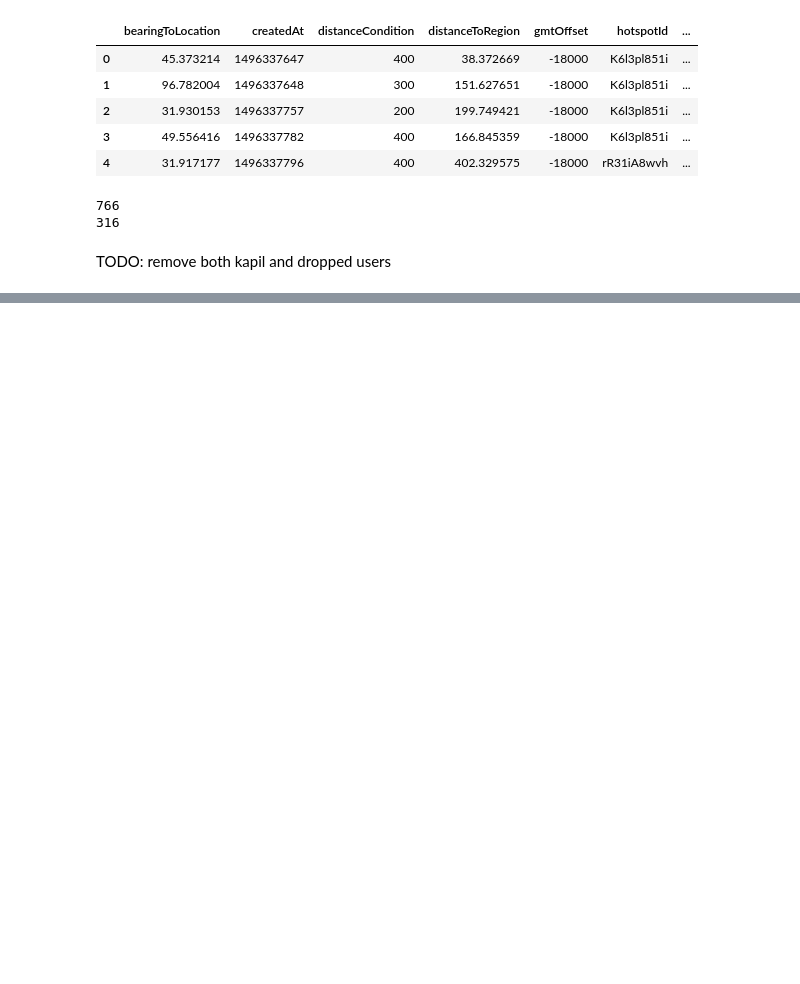
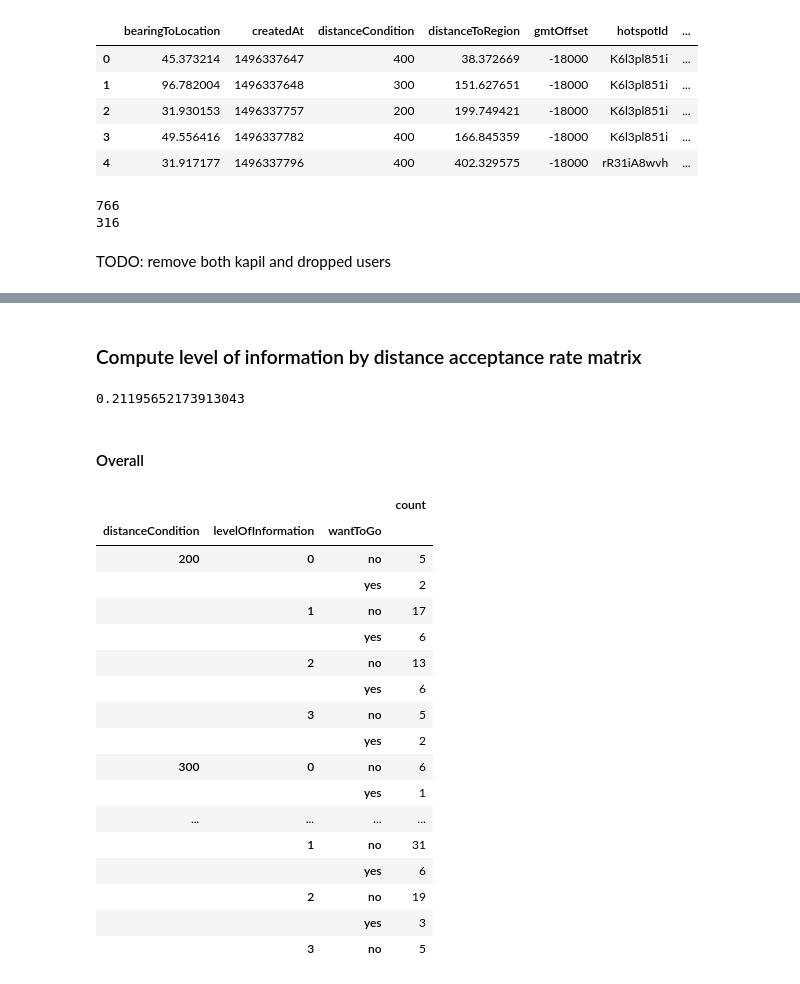
Before and after one commit to NUDelta/les-study-analysis, a Jupyter notebook: expand-exploit-study-analysis.ipynb, the cells around one changed output, grey strips where cells are left out. Cells and saved outputs as stored; diff of their text form; code cells hidden in the pictures; blank space fills up the shorter version.

Commit message:
distanve vs level of information matrix

```diff
--- a/expand-exploit-study-analysis.ipynb
+++ b/expand-exploit-study-analysis.ipynb
@@ -443,0 +494,35 @@ AttributeError: 'DataFrame' object has no attribute 'groups'
+# %% [markdown]
+### Compute level of information by distance acceptance rate matrix
+# %%
+simplified_merged_expand = merged_expand[['distanceCondition', 'levelOfInformation', 'tag', 'emaResponse']]
+simplified_merged_expand = simplified_merged_expand[simplified_merged_expand['emaResponse'] != 'missed notification']
+simplified_merged_expand['wantToGo'] = 'no'
+simplified_merged_expand.loc[simplified_merged_expand['emaResponse'].isin(['Yes, but I was already going there.', 'Yes! Great to know, I\'m going to go now!']), 'wantToGo'] = 'yes'
+# %%
+# overall 'yes' proportion
+len(simplified_merged_expand[simplified_merged_expand['wantToGo'] == 'yes']) / len(simplified_merged_expand)
+# %% [output]
+0.21195652173913043
+# %% [markdown]
+#### Overall
+# %%
+pd.DataFrame({'count': simplified_merged_expand.groupby(['distanceCondition', 'levelOfInformation', 'wantToGo'])['wantToGo'].count()})
+# %% [output]
+|  |  |  | count |
+| distanceCondition | levelOfInformation | wantToGo |  |
+| 200 | 0 | no | 5 |
+|  |  | yes | 2 |
+|  | 1 | no | 17 |
+|  |  | yes | 6 |
+|  | 2 | no | 13 |
+|  |  | yes | 6 |
+|  | 3 | no | 5 |
+|  |  | yes | 2 |
+| 300 | 0 | no | 6 |
+|  |  | yes | 1 |
+| ... | ... | ... | ... |
+|  | 1 | no | 31 |
+|  |  | yes | 6 |
+|  | 2 | no | 19 |
+|  |  | yes | 3 |
+|  | 3 | no | 5 |
```
Also changed, not shown: parts of 11 cells of this notebook.
